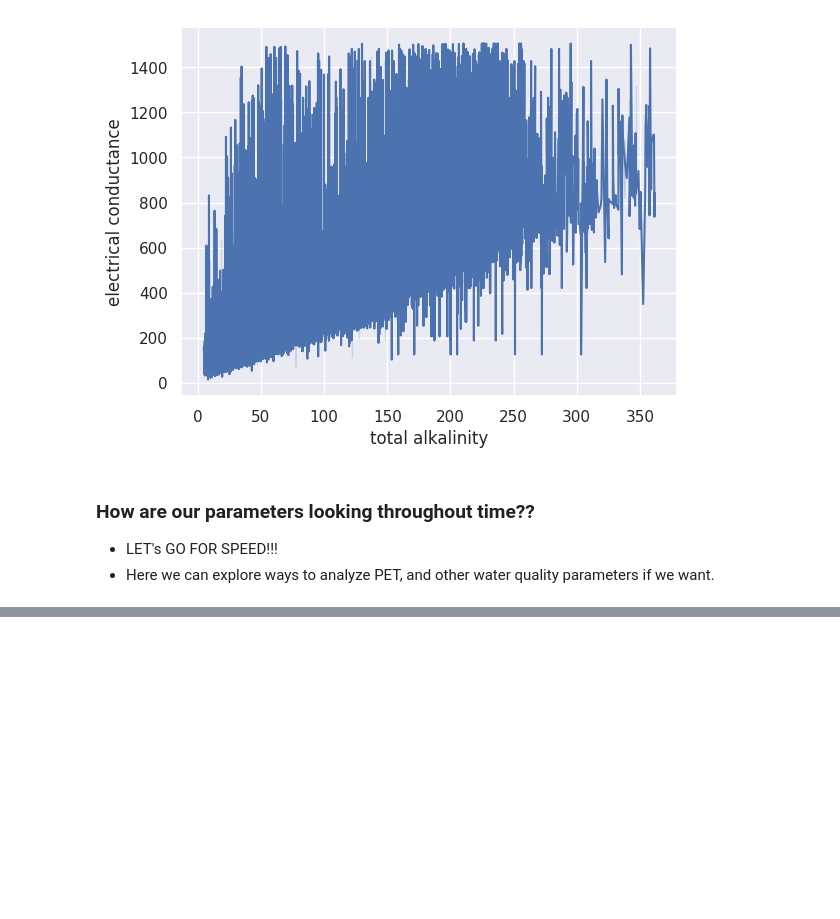
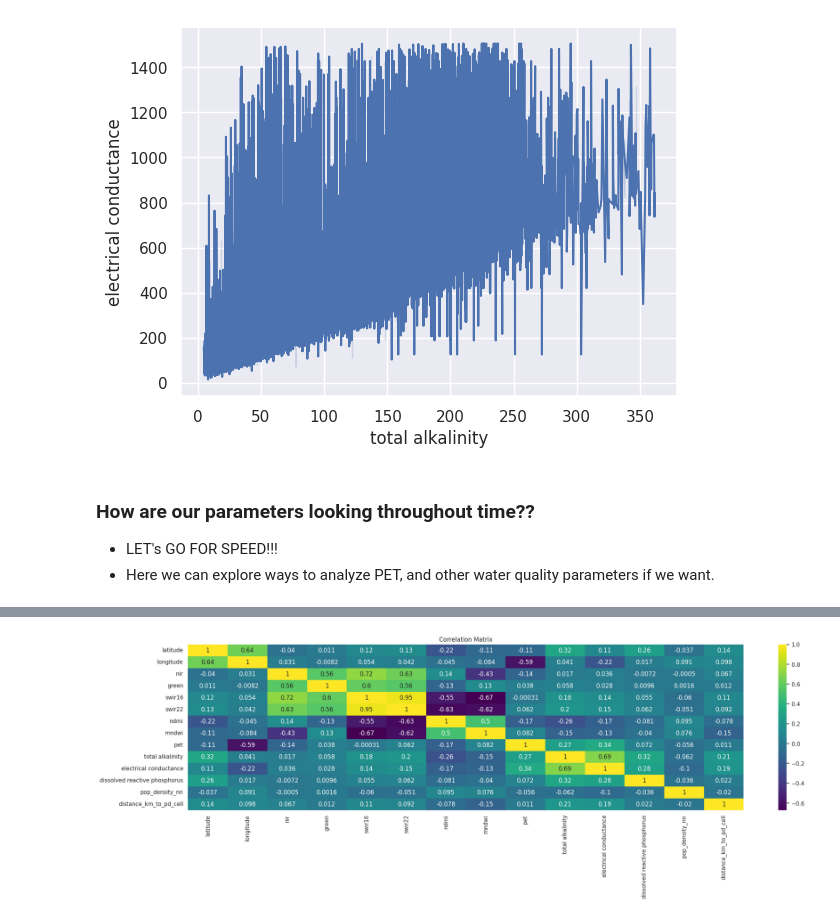
Before and after one commit to kylerod22/siads593-water-sustainability, a Jupyter notebook: 08-rjbest-sungmiki-kylerod-2026winter/src/EDA_RJ.ipynb, the cells around one changed output, grey strips where cells are left out. Cells and saved outputs as stored; diff of their text form; code cells hidden in the pictures; blank space fills up the shorter version.

```diff
--- a/08-rjbest-sungmiki-kylerod-2026winter/src/EDA_RJ.ipynb
+++ b/08-rjbest-sungmiki-kylerod-2026winter/src/EDA_RJ.ipynb
@@ -222,0 +260,4 @@ plt.xticks(rotation=45);
+# %%
+# Select only numnerical columns
+corr = df.select_dtypes(include=float).corr()
+corr
@@ -222,0 +280,7 @@ plt.xticks(rotation=45);
+# %%
+# Observe Patterns of Correlation is easier when plotted
+fig, ax = plt.subplots(figsize=(25, 6));
+sns.heatmap(corr, cmap='viridis', annot=True)
+plt.title('Correlation Matrix');
+# %% [output]
+[figure, added]
```
Also changed, not shown: parts of 17 cells of this notebook.
